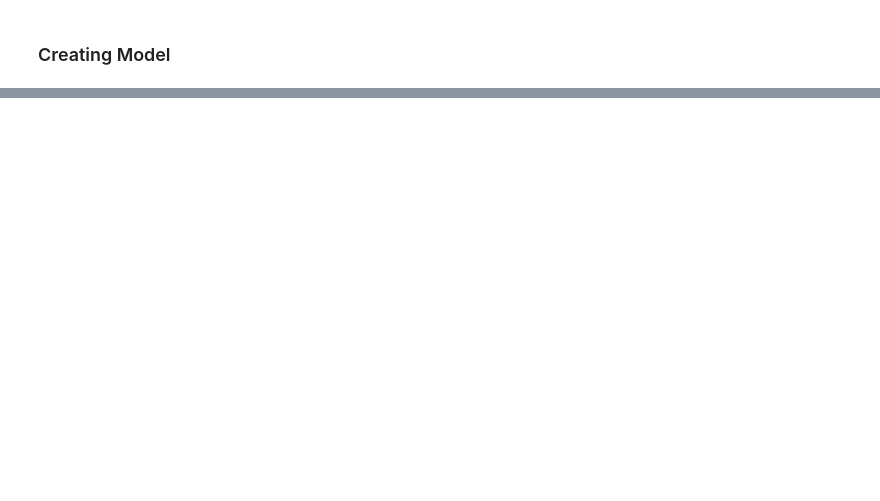
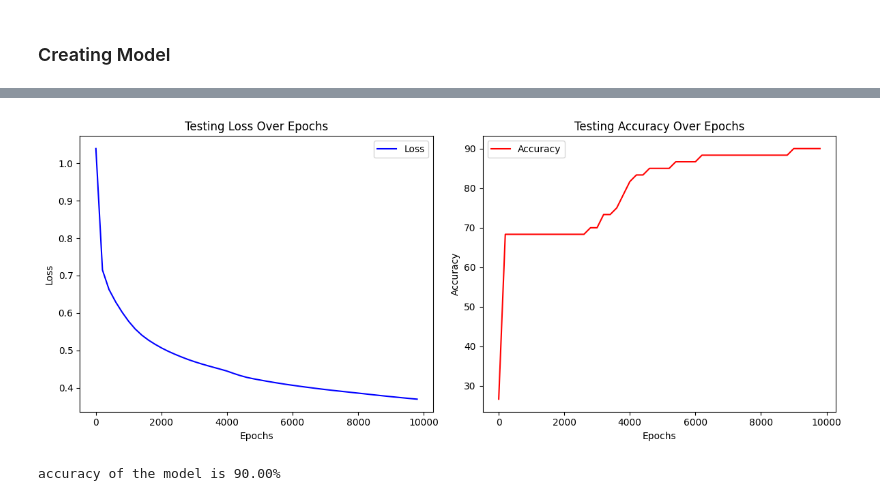
Before and after one commit to yashkathe/Predict-Heart-Failure-Binary-Classification, a Jupyter notebook: class-heart-failure-ds-2.ipynb, the cells around one changed output, grey strips where cells are left out. Cells and saved outputs as stored; diff of their text form; code cells hidden in the pictures; blank space fills up the shorter version.

```diff
--- a/class-heart-failure-ds-2.ipynb
+++ b/class-heart-failure-ds-2.ipynb
@@ -226,0 +352,4 @@ MyModel(
+# %%
+plot_side_by_side(epoch_arr, test_loss, test_accu, "Testing")
+# %% [output]
+[figure, added]
@@ -226,0 +361,6 @@ MyModel(
+# %%
+accuracy = accuracy_fn(y_predict, y_test)
+
+print(f'accuracy of the model is {accuracy:.2f}%')
+# %% [output]
+accuracy of the model is 90.00%
```
Also changed, not shown: parts of 16 cells of this notebook, 3 other files.
